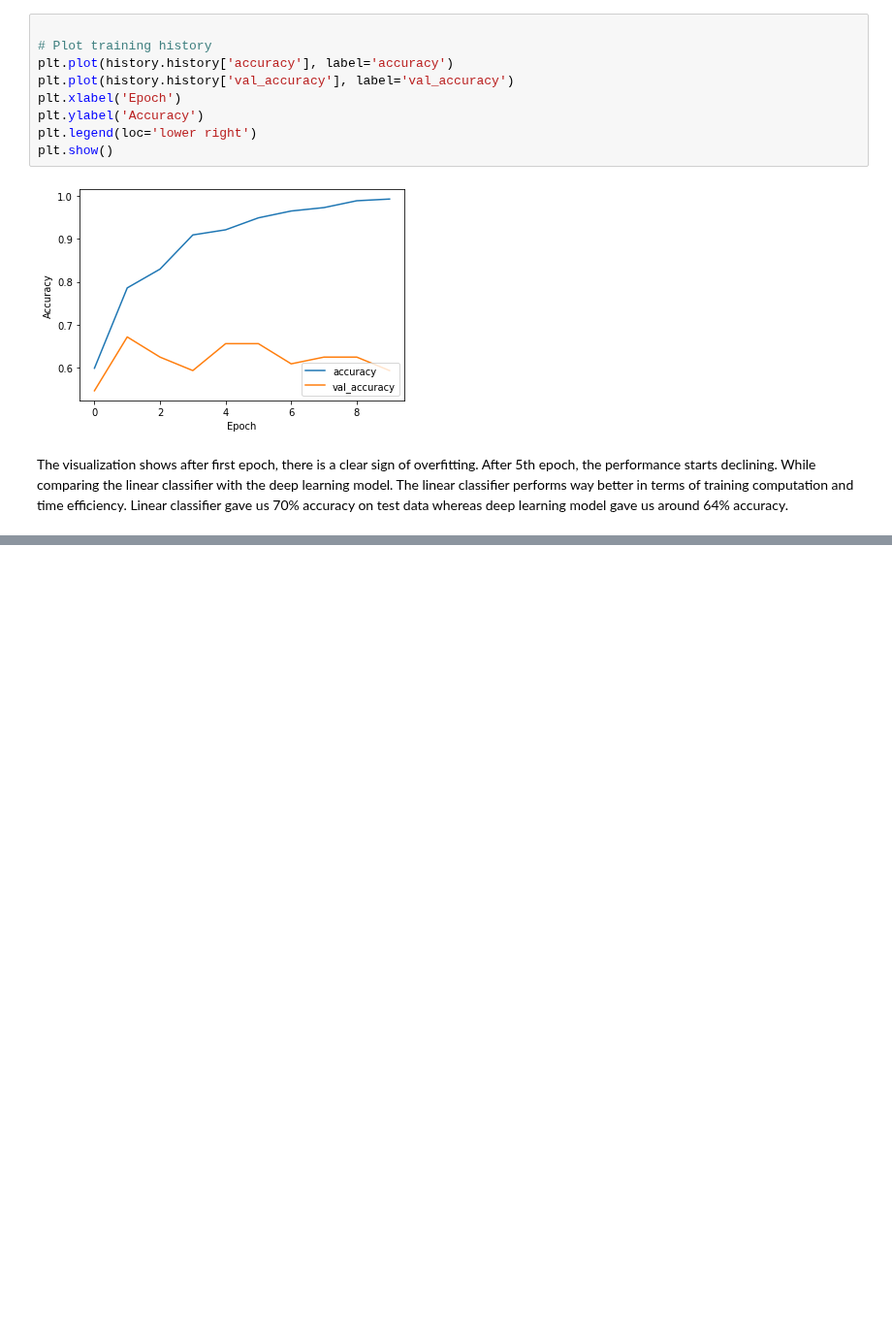
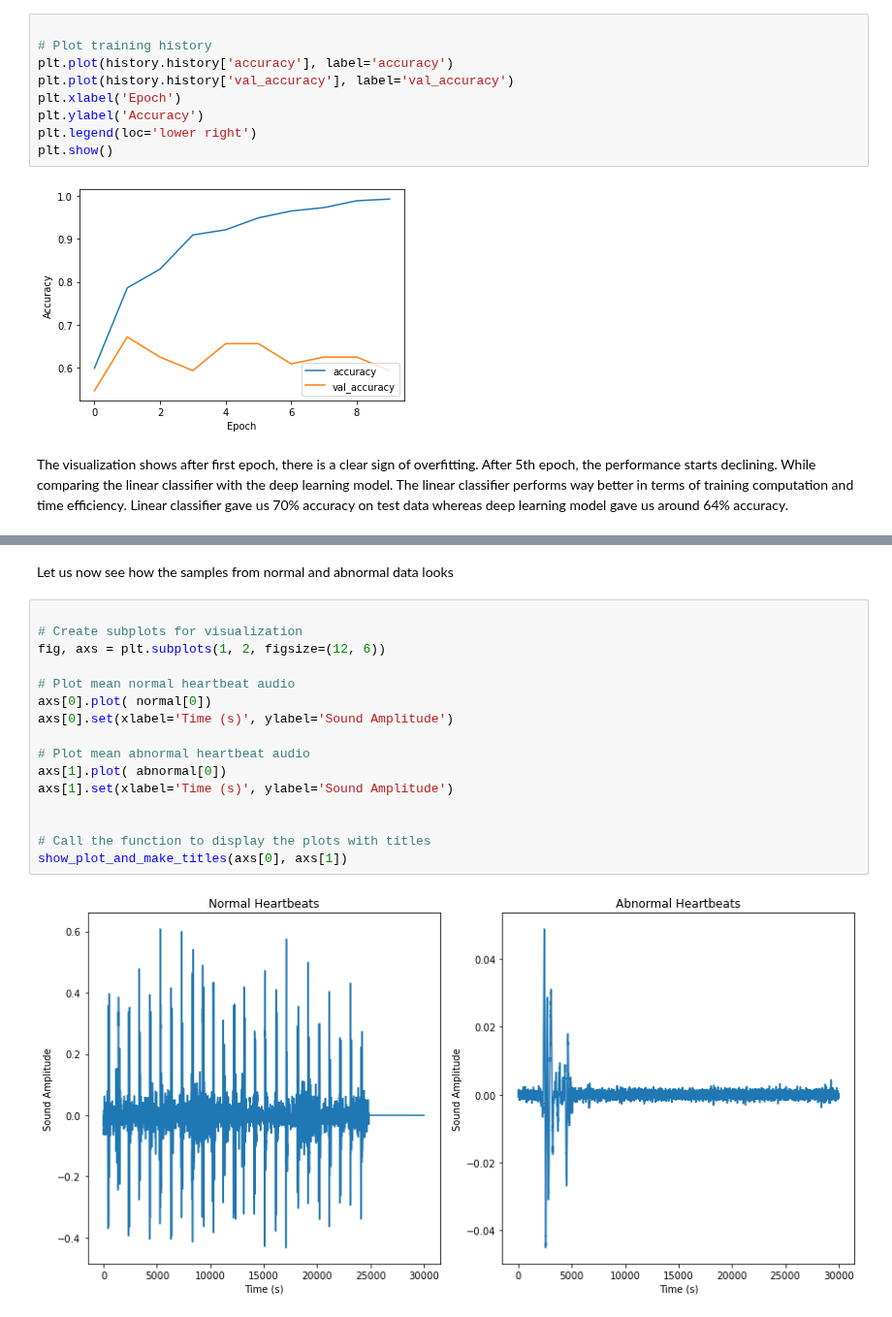
Before and after one commit to syednayeemridwan/data-science-projects, a Jupyter notebook: Heartbeat Classification/heartbeat classification.ipynb, the cells around one changed output, grey strips where cells are left out. Shown at 97% size. Drawn from its saved outputs; the diff is of its cells as text; blank space fills up the shorter version.

```diff
--- a/Heartbeat Classification/heartbeat classification.ipynb
+++ b/Heartbeat Classification/heartbeat classification.ipynb
@@ -393,0 +451,20 @@ The visualization shows after first epoch, there is a clear sign of overfitting.
+# %% [markdown]
+Let us now see how the samples from normal and abnormal data looks
+# %%
+
+# Create subplots for visualization
+fig, axs = plt.subplots(1, 2, figsize=(12, 6))
+
+# Plot mean normal heartbeat audio
+axs[0].plot( normal[0])
+axs[0].set(xlabel='Time (s)', ylabel='Sound Amplitude')
+
+# Plot mean abnormal heartbeat audio
+axs[1].plot( abnormal[0])
+axs[1].set(xlabel='Time (s)', ylabel='Sound Amplitude')
+
+
+# Call the function to display the plots with titles
+show_plot_and_make_titles(axs[0], axs[1])
+# %% [output]
+[figure, added]
```
Also changed, not shown: parts of 20 cells of this notebook.
